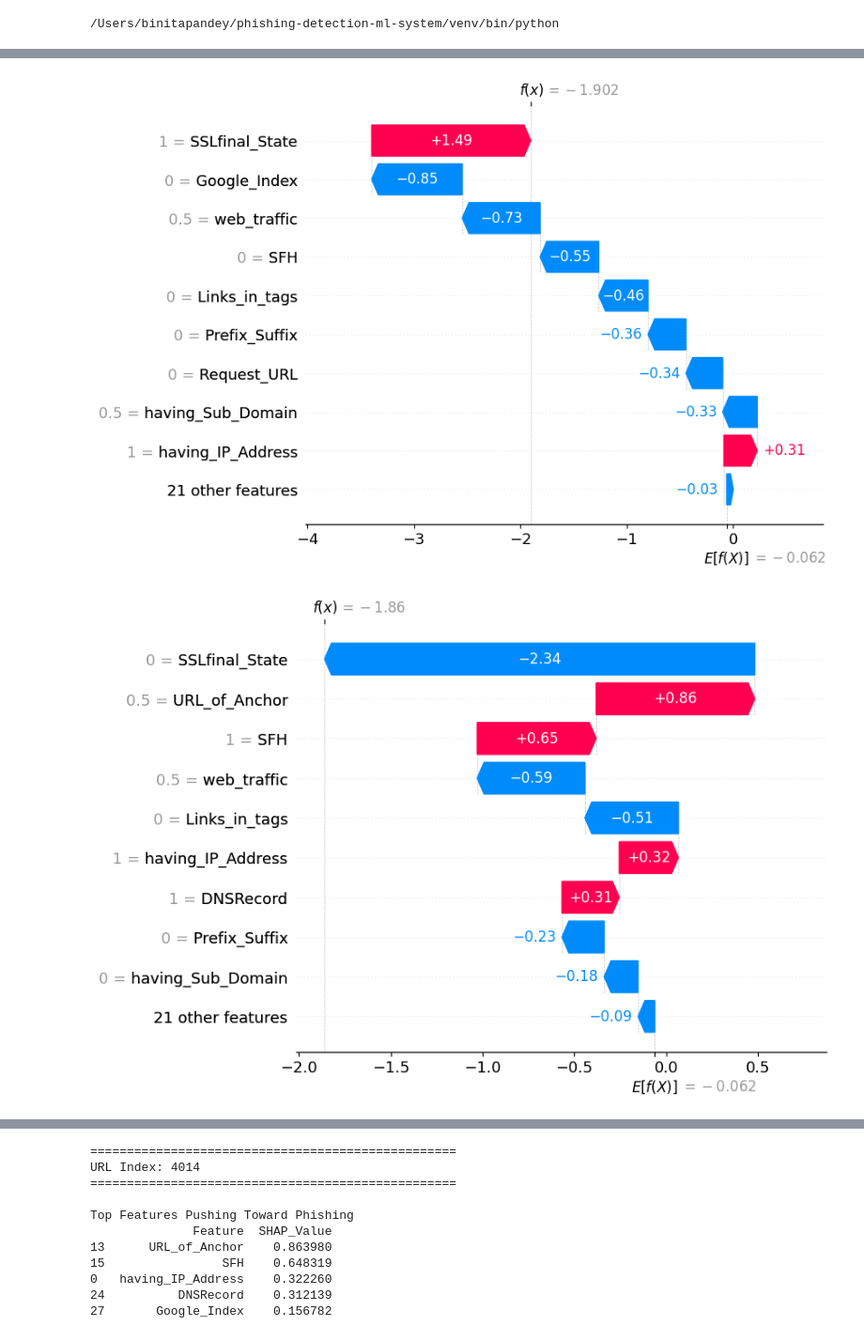
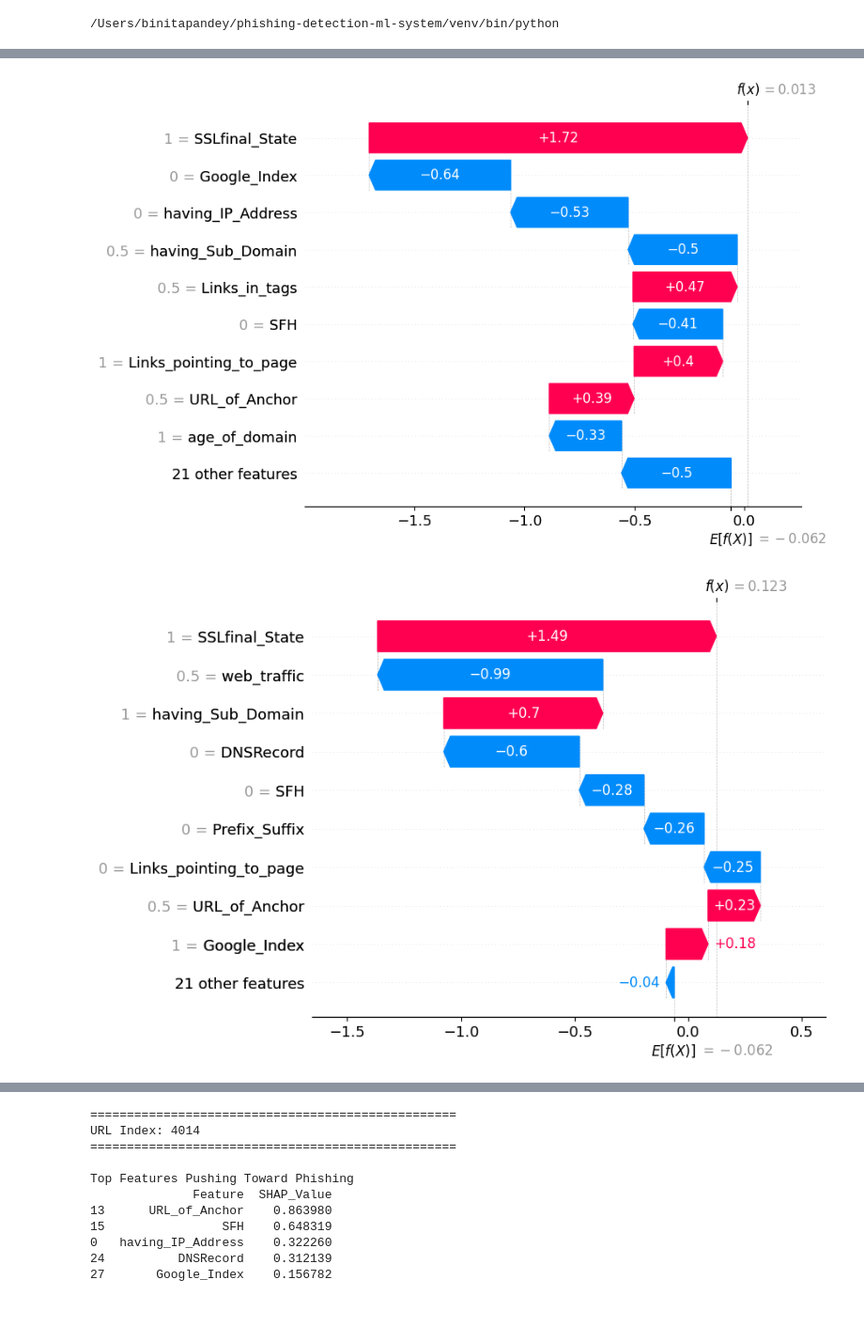
Before and after one commit to BinitaPandey12/phishing-detection-ml-system, a Jupyter notebook: notebooks/phishing_url_preparation.ipynb, the cells around one changed output, grey strips where cells are left out. Shown at 94% size. Cells and saved outputs as stored; diff of their text form; code cells hidden in the pictures; blank space fills up the shorter version.

```diff
--- a/notebooks/phishing_url_preparation.ipynb
+++ b/notebooks/phishing_url_preparation.ipynb
@@ -1403,15 +1407,15 @@ shap.plots.waterfall(
 # %%
-for url_id in [346, 4014, 4638, 2918, 1551]:
+for url_id in [5298, 96, 16, 2885, 587]:
     idx = X_test.index.get_loc(url_id)
 
     shap.plots.waterfall(
         shap.Explanation(
             values=shap_values[idx],
             base_values=explainer.expected_value,
             data=X_test.loc[url_id],
             feature_names=X_test.columns
         )
     )
 # %% [output]
-[figure, old version]
+[figure, new version]
-[figure, old version]
+[figure, new version]
```
Also changed, not shown: parts of 50 cells of this notebook, 4 other files.
